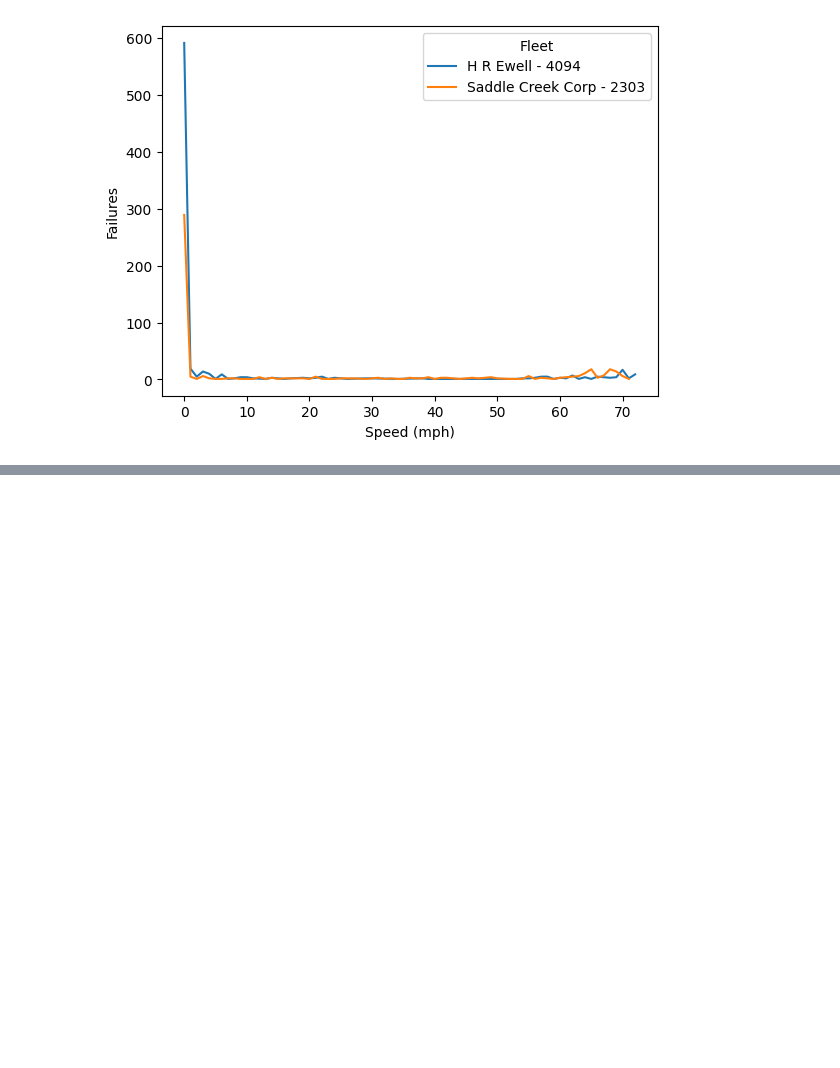
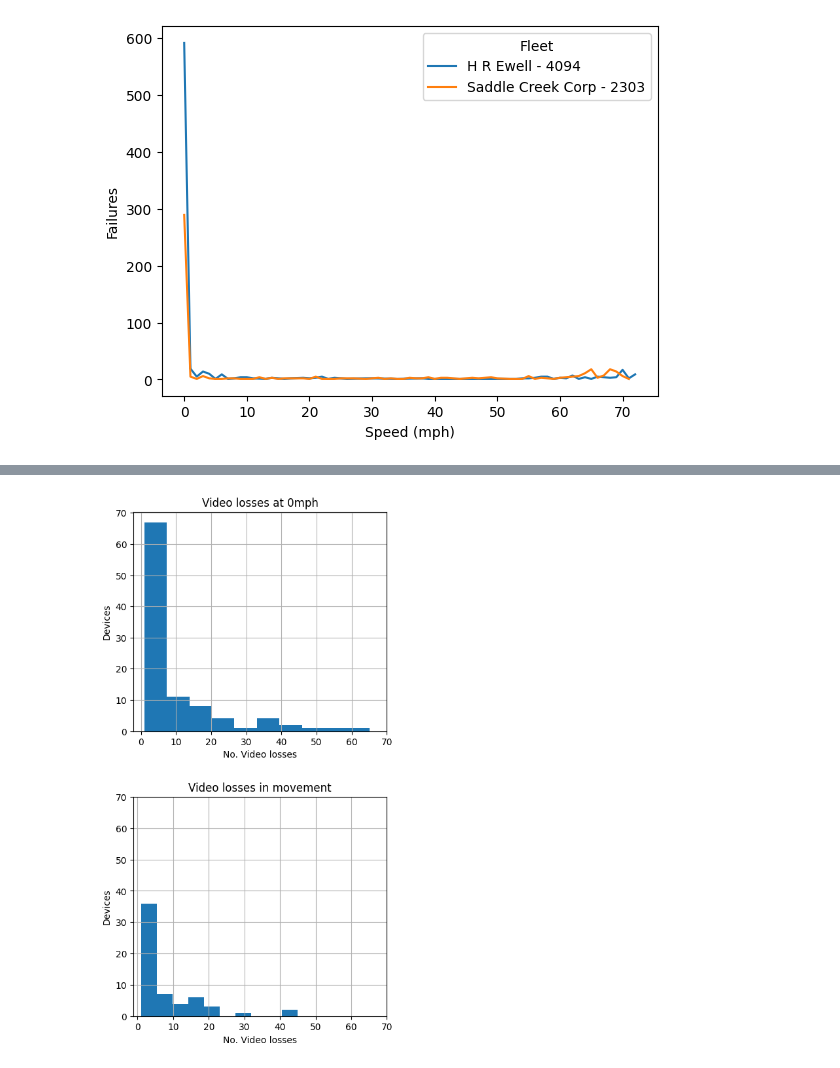
Before and after one commit to apolo-marton/video-loss-analysis, a Jupyter notebook: alarm_analysis.ipynb, the cells around one changed output, grey strips where cells are left out. Cells and saved outputs as stored; diff of their text form; code cells hidden in the pictures; blank space fills up the shorter version.

```diff
--- a/alarm_analysis.ipynb
+++ b/alarm_analysis.ipynb
@@ -339,0 +330,28 @@ Text(0.5, 1.0, 'Video losses at 0mph')
+# %%
+#### HISTOGRAM OF FAILURES WITH MOVING AND STOPPED VEHICLES ####
+fig, axs = plt.subplots(2, 1, figsize=(5, 10))
+
+alarms_vehicles_stopped = alarms_speed_df[alarms_speed_df["Speed"] == 0]
+alarms_vehicles_stopped = alarms_vehicles_stopped.groupby(["License plate number"])["License plate number"].value_counts()
+alarms_vehicles_stopped = alarms_vehicles_stopped.to_frame().reset_index().rename(columns={"count":"Failures"})
+alarms_vehicles_stopped.hist(ax=axs[0])
+plt.sca(axs[0])
+plt.ylabel("Devices")
+plt.xlabel("No. Video losses")
+plt.title("Video losses at 0mph")
+plt.xticks(np.arange(0, 80, step=10))
+plt.yticks(np.arange(0, 80, step=10))
+
+alarms_vehicles_moving = alarms_speed_df[alarms_speed_df["Speed"] > 0]
+alarms_vehicles_moving = alarms_vehicles_moving.groupby(["License plate number"])["License plate number"].value_counts()
+alarms_vehicles_moving = alarms_vehicles_moving.to_frame().reset_index().rename(columns={"count":"Failures"})
+alarms_vehicles_moving.hist(ax=axs[1])
+plt.sca(axs[1])
+plt.ylabel("Devices")
+plt.xlabel("No. Video losses")
+plt.title("Video losses in movement")
+plt.xticks(np.arange(0, 80, step=10))
+plt.yticks(np.arange(0, 80, step=10))
+plt.show()
+# %% [output]
+[figure, added]
```
Also changed, not shown: parts of 3 cells of this notebook.
